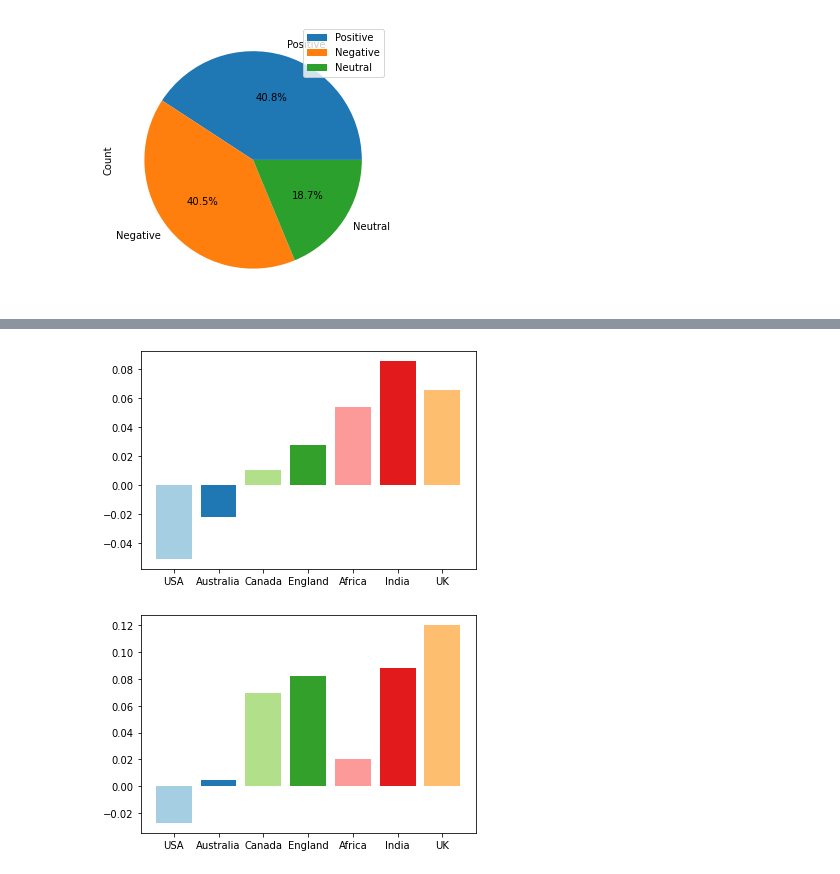
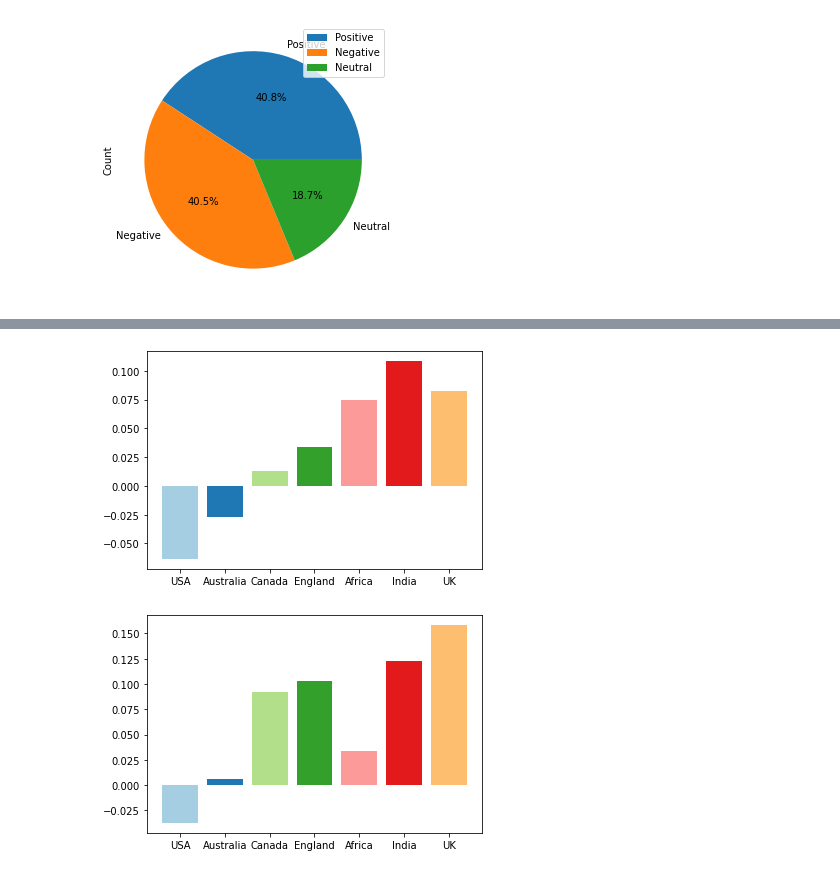
Before and after one commit to Buzzerage/SD_BigDataChallenge, a Jupyter notebook: notebook/queries.ipynb, the cells around one changed output, grey strips where cells are left out. Cells and saved outputs as stored; diff of their text form; code cells hidden in the pictures.

```diff
--- a/notebook/queries.ipynb
+++ b/notebook/queries.ipynb
@@ -82,25 +77,26 @@ retweets.plot()
 # %%
 # Sentimients in certain locations
 locationSentiments = pd.concat([fulldf['Sentiment'],fulldf['location']], axis=1, keys=['Sentiment', 'Location'])
 locationSentiments = locationSentiments.dropna()
+locationSentiments = locationSentiments[locationSentiments['Sentiment'] != 0.0]
 locations = ["USA", "Australia", "Canada", "England", "Africa", "India", "UK"]
 values = []
 for l in locations:
     values.append(locationSentiments[(locationSentiments['Location'].str.contains(l))].mean()["Sentiment"])
 plt.bar(locations, values, color=plt.cm.Paired(np.arange(len(locationSentiments))))
 plt.show()
 
 # Sentiments in certain locations (only non-retweets)
-nonRetweets = fulldf[(fulldf['Retweet'] == False)]
+nonRetweets = fulldf[(fulldf['Retweet'] == False) & fulldf['Sentiment'] != 0.0]
 nonRetweets = nonRetweets.dropna()
 values = []
 for l in locations:
     values.append(nonRetweets[(nonRetweets['location'].str.contains(l))].mean()["Sentiment"])
 plt.bar(locations, values, color=plt.cm.Paired(np.arange(len(nonRetweets))))
 plt.show()
 # %% [output]
-[figure, old version]
+[figure, new version]
-[figure, old version]
+[figure, new version]
 # %%
 # Data volume per Country
 values = []
```
Also changed, not shown: parts of 6 cells of this notebook.
